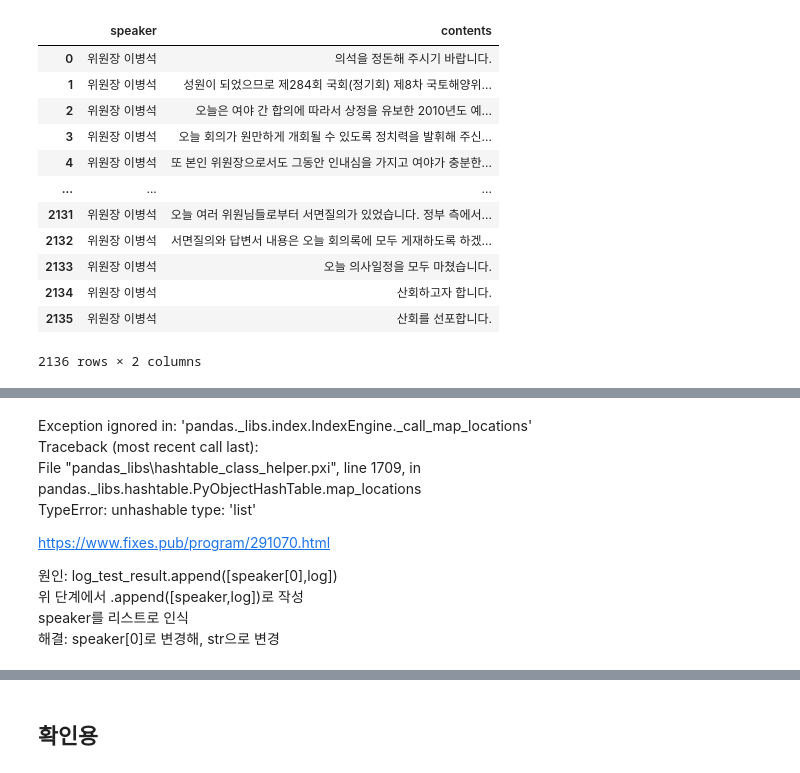
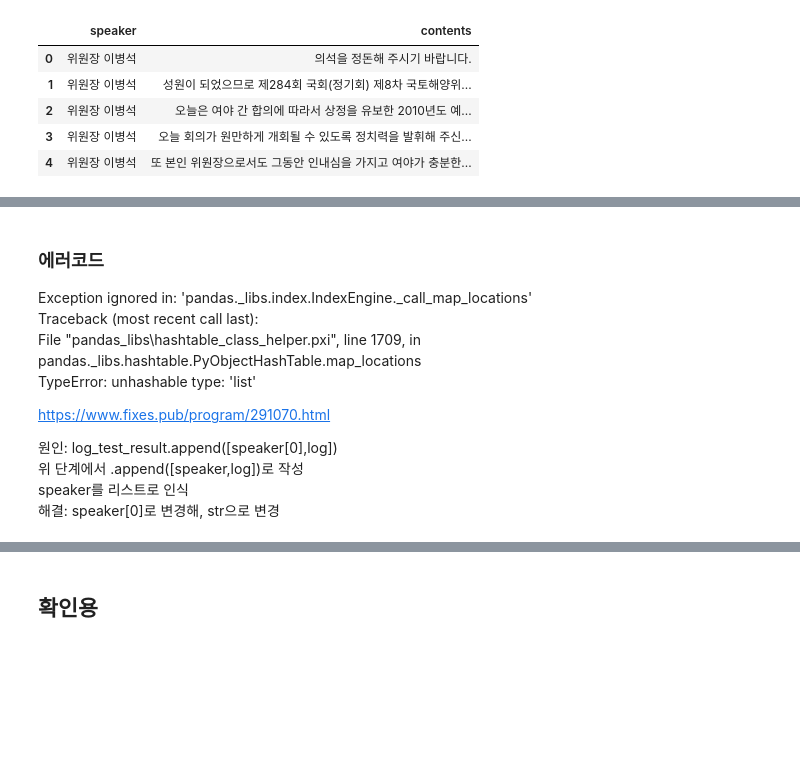
Before and after one commit to dw3624/-, a Jupyter notebook: Congress_log.ipynb, the cells around one changed output, grey strips where cells are left out. Drawn from its saved outputs; the diff is of its cells as text; code cells hidden in the pictures; blank space fills up the shorter version.

```diff
--- a/Congress_log.ipynb
+++ b/Congress_log.ipynb
@@ -120,21 +84,14 @@ def log_regex(log_list):
     return log_parse_result
 # %%
 df = log_regex(log_list)
-df
+df.head()
 # %% [output]
 |  | speaker | contents |
 | 0 | 위원장 이병석 | 의석을 정돈해 주시기 바랍니다. |
 | 1 | 위원장 이병석 | 성원이 되었으므로 제284회 국회(정기회) 제8차 국토해양위... |
 | 2 | 위원장 이병석 | 오늘은 여야 간 합의에 따라서 상정을 유보한 2010년도 예... |
 | 3 | 위원장 이병석 | 오늘 회의가 원만하게 개회될 수 있도록 정치력을 발휘해 주신... |
 | 4 | 위원장 이병석 | 또 본인 위원장으로서도 그동안 인내심을 가지고 여야가 충분한... |
-| ... | ... | ... |
-| 2131 | 위원장 이병석 | 오늘 여러 위원님들로부터 서면질의가 있었습니다. 정부 측에서... |
-| 2132 | 위원장 이병석 | 서면질의와 답변서 내용은 오늘 회의록에 모두 게재하도록 하겠... |
-| 2133 | 위원장 이병석 | 오늘 의사일정을 모두 마쳤습니다. |
-| 2134 | 위원장 이병석 | 산회하고자 합니다. |
-| 2135 | 위원장 이병석 | 산회를 선포합니다. |
-2136 rows × 2 columns
 # %%
 df['speaker'].value_counts()
 # %% [output]
@@ -156,6 +113,7 @@ df['speaker'].value_counts()
 한국토지주택공사국토관리본부장 허련        4
 Name: speaker, dtype: int64
 # %% [markdown]
+### 에러코드
 Exception ignored in: 'pandas._libs.index.IndexEngine._call_map_locations'
 Traceback (most recent call last):
   File "pandas\_libs\hashtable_class_helper.pxi", line 1709, in pandas._libs.hashtable.PyObjectHashTable.map_locations
```
Also changed, not shown: parts of 3 cells of this notebook.
